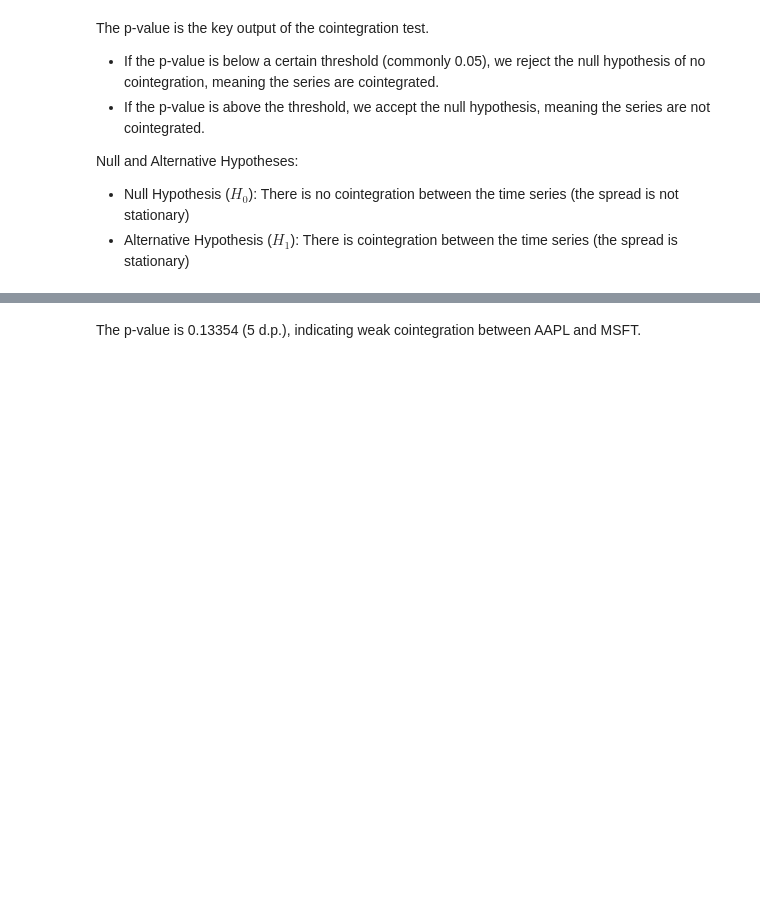
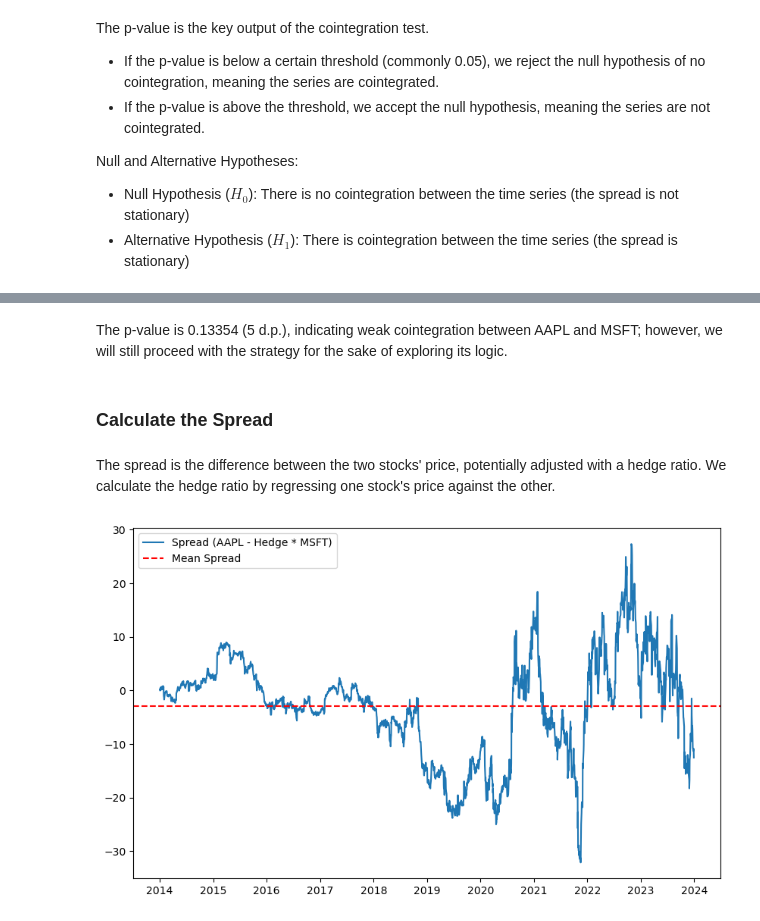
Before and after one commit to loyiwen/PairsTradingBot, a Jupyter notebook: pairs_trading_logic.ipynb, the cells around one changed output, grey strips where cells are left out. Cells and saved outputs as stored; diff of their text form; code cells hidden in the pictures; blank space fills up the shorter version.

Commit message:
feat: calculated spread between AAPL and MSFT
- Used statsmodels to perform linear regression (AAPL ~ MSFT) and extract hedge ratio
- Used matplotlib.pyplot to graph spread

```diff
--- a/pairs_trading_logic.ipynb
+++ b/pairs_trading_logic.ipynb
@@ -70,2 +73,26 @@ Cointegration Test p-value: 0.1335355783469518
 # %% [markdown]
-The p-value is 0.13354 (5 d.p.), indicating weak cointegration between AAPL and MSFT.
+The p-value is 0.13354 (5 d.p.), indicating weak cointegration between AAPL and MSFT; however, we will still proceed with the strategy for the sake of exploring its logic.
+# %% [markdown]
+### Calculate the Spread
+# %% [markdown]
+The spread is the difference between the two stocks' price, potentially adjusted with a hedge ratio. We calculate the hedge ratio by regressing one stock's price against the other.
+# %%
+# Perform linear regression (AAPL ~ MSFT)
+X = sm.add_constant(msft_close)
+model = sm.OLS(aapl_close, X).fit()
+
+# Extract hedge ratio
+hedge_ratio = model.params.iloc[1]
+intercept = model.params.iloc[0]
+
+# Calculate spread
+spread = aapl_close - hedge_ratio * msft_close
+
+# Plot spread
+plt.figure(figsize=(10, 6))
+plt.plot(spread, label='Spread (AAPL - Hedge * MSFT)')
+plt.axhline(spread.mean(), color='red', linestyle='--', label='Mean Spread')
+plt.legend()
+plt.show()
+# %% [output]
+[figure, added]
```
Also changed, not shown: parts of 3 cells of this notebook.
